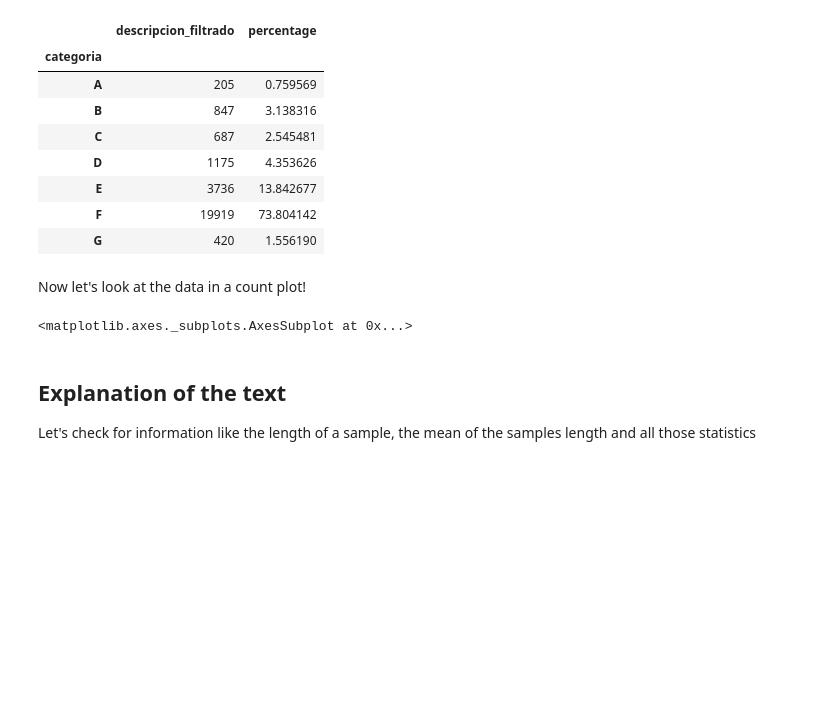
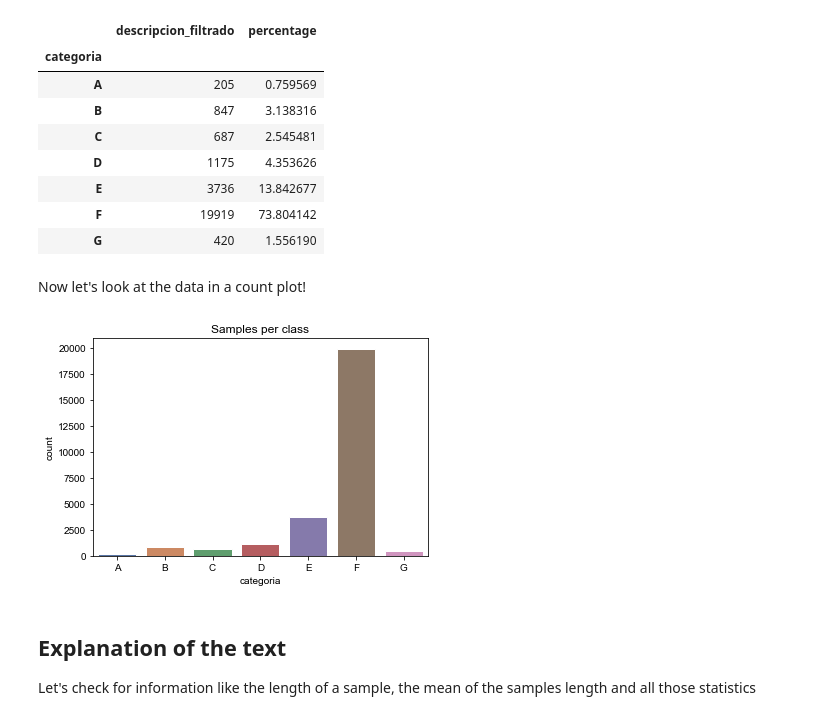
Before and after one commit to andres-linares/Colombia-Bidding-Fraud-Detection, a Jupyter notebook: Notebooks/Exploratory Analysis/General Analysis.ipynb, the cells around one changed output. Cells and saved outputs as stored; diff of their text form; code cells hidden in the pictures; blank space fills up the shorter version.

Commit message:
Fixed bug with matplotlib and language

```diff
--- a/Notebooks/Exploratory Analysis/General Analysis.ipynb
+++ b/Notebooks/Exploratory Analysis/General Analysis.ipynb
@@ -55,11 +57,14 @@ classes
 Now let's look at the data in a count plot!
 # %%
 import seaborn as sns
+import matplotlib.pyplot as plt
 
+plt.title('Samples per class')
 sns.set(style='darkgrid')
 sns.countplot(x='categoria', data=df)
+plt.show()
 # %% [output]
-<matplotlib.axes._subplots.AxesSubplot at 0x...>
+[figure, added]
 # %% [markdown]
 ## Explanation of the text
 
```
Also changed, not shown: parts of 4 cells of this notebook, 1 other file.
